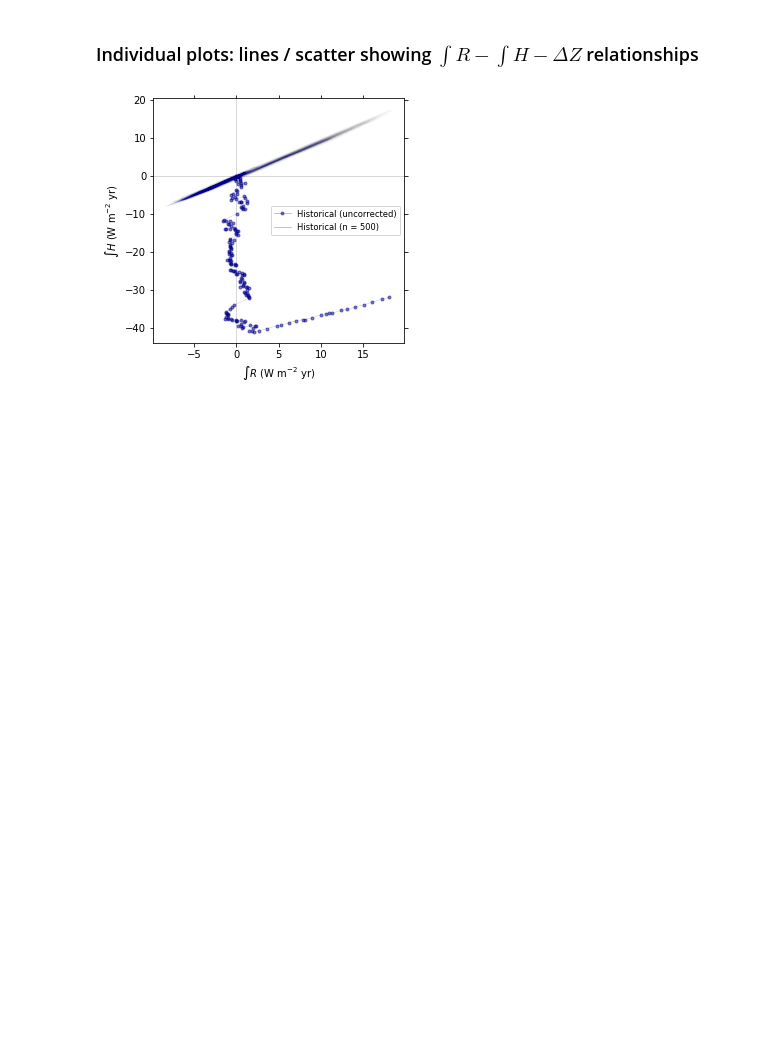
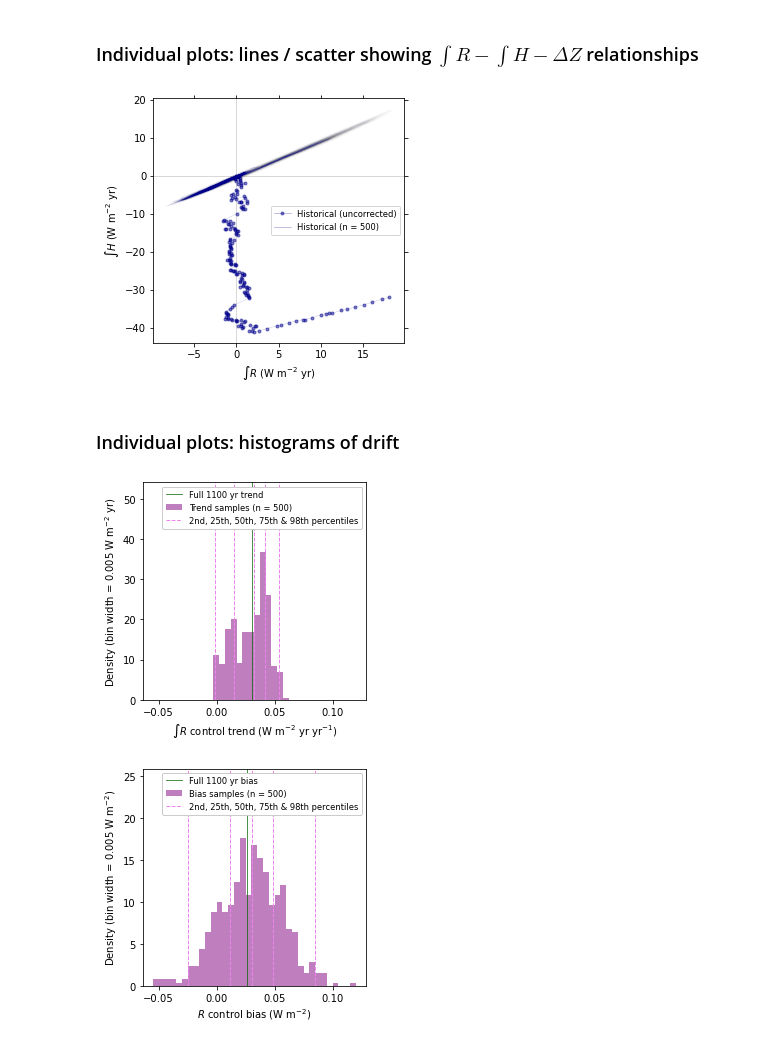
Before and after one commit to grandey/d22a-mcdc, a Jupyter notebook: mcdc_analysis_d22a.ipynb, the cells around one changed output. Saved outputs shown, nothing was run; the diff lists cells and outputs as text; code cells hidden in the pictures; blank space fills up the shorter version.

Commit message:
mcdc_analysis_d22a: Add histogram_of_pi_trends_means().

```diff
--- a/mcdc_analysis_d22a.ipynb
+++ b/mcdc_analysis_d22a.ipynb
@@ -1048,6 +1048,78 @@ source_member = source_member_list[-1]
 _ = scatter_line_of_x_y_rel(source_member, plot_uncorrected=True)
 # %% [output]
 [figure]
+# %% [markdown]
+### Individual plots: histograms of drift
+# %%
+def histogram_of_pi_trends_means(source_member,
+                                 variable='\int R', bin_width=0.005,
+                                 plot_trends=True,  # if False, plot means
+                                 sample_length=150, sample_n=500,
+                                 title=None, legend=True,
+                                 ax=None,  # Matplotlib Axes object
+                                 ):
+    """Plot histogram of trends / means for piControl time series."""
+    # Create figure if ax=None
+    if not ax:
+        fig, ax = plt.subplots(1, 1, figsize=(4, 4))
+    # Full piControl time series trend/mean (as vertical line)
+    pi_da = da_dict[(source_member, 'piControl', variable)].copy()
+    if plot_trends:  # trend
+        full_pi_trend = calc_trend(pi_da, inc_rand_error=False)
+        ax.axvline(x=full_pi_trend, color='darkgreen', label=f'Full {len(pi_da)} yr trend', linewidth=0.7)
+    else:  # mean (ie bias for R and H)
+        full_pi_mean = calc_mean(pi_da, inc_rand_error=False)
+        ax.axvline(x=full_pi_mean, color='darkgreen', label=f'Full {len(pi_da)} yr bias', linewidth=0.7)
+    # Random samples from piControl
+    trends_dict, means_dict, start_years = sample_pi_trends_means(source_member,
+                                                                  sample_length=sample_length,
+                                                                  sample_n=sample_n)
+    if plot_trends:  # trends
+        data = trends_dict[variable]
+        label = f'Trend samples (n = {sample_n})'
+    else:  # means
+        data = means_dict[variable]
+        label = f'Bias samples (n = {sample_n})'
+    ax.hist(data, bins=np.arange(min(data), max(data)+bin_width, bin_width),
+            density=True, color='purple', alpha=0.5,
+            label=label)
+    # Show 2, 25, 50, 75, 98 percentiles (as vertical lines)
+    percentiles = np.percentile(data, [2, 25, 50, 75, 98])
+    for i, p in enumerate(percentiles):
+        if i == 0:  # label only once in legend
+            label = '2nd, 25th, 50th, 75th & 98th percentiles'
+        else:
+            label = None
+        ax.axvline(x=p, color='violet', linestyle='dashed', label=label, linewidth=1)
+    # Labels, legend etc
+    if plot_trends:
+        if pi_da.attrs["units"][-2:] == ' yr':  # yr and yr^-1 cancel
+            xlabel = f'${variable}$ control trend ({pi_da.attrs["units"][:-2]})'
+        else:
+            xlabel = f'${variable}$ control trend ({pi_da.attrs["units"]}'+' yr$^{-1}$)'
+    else:
+        xlabel = f'${variable}$ control bias ({pi_da.attrs["units"]})'
+    ax.set_xlabel(xlabel)
+    ax.set_ylabel(f'Density (bin width = {bin_width} {pi_da.attrs["units"]})')
+    if title:
+        ax.set_title(title)
+    if legend:
+        ax.set_ylim([0, ax.get_ylim()[1]*1.4])  # extend ylim so more room for legend
+        ax.legend(fontsize='small', framealpha=1)
+    return ax
+
+# Example
+source_member = source_member_list[-1]
+ax1 = histogram_of_pi_trends_means(source_member,
+                                   variable='\int R', bin_width=0.005,
+                                   plot_trends=True)
+ax2 = histogram_of_pi_trends_means(source_member,
+                                   variable='R', bin_width=0.005,
+                                   plot_trends=False)
+ax1.sharex(ax2)
+# %% [output]
+[figure, added]
+[figure, added]
 # %%
 ! date
 # %% [output]
```
Also changed, not shown: parts of 10 cells of this notebook.
